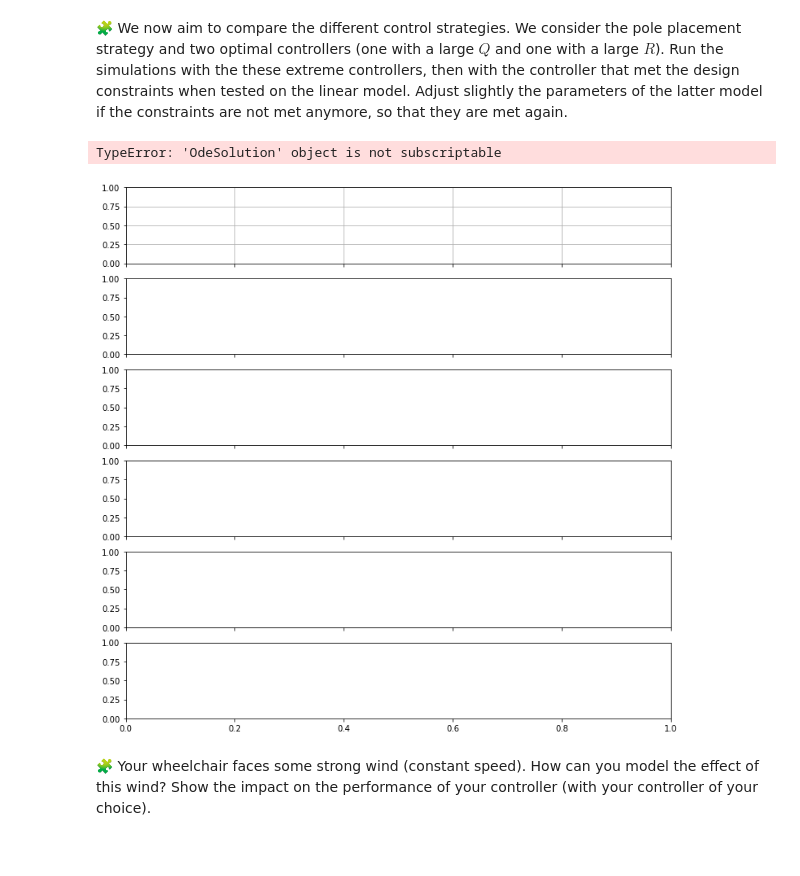
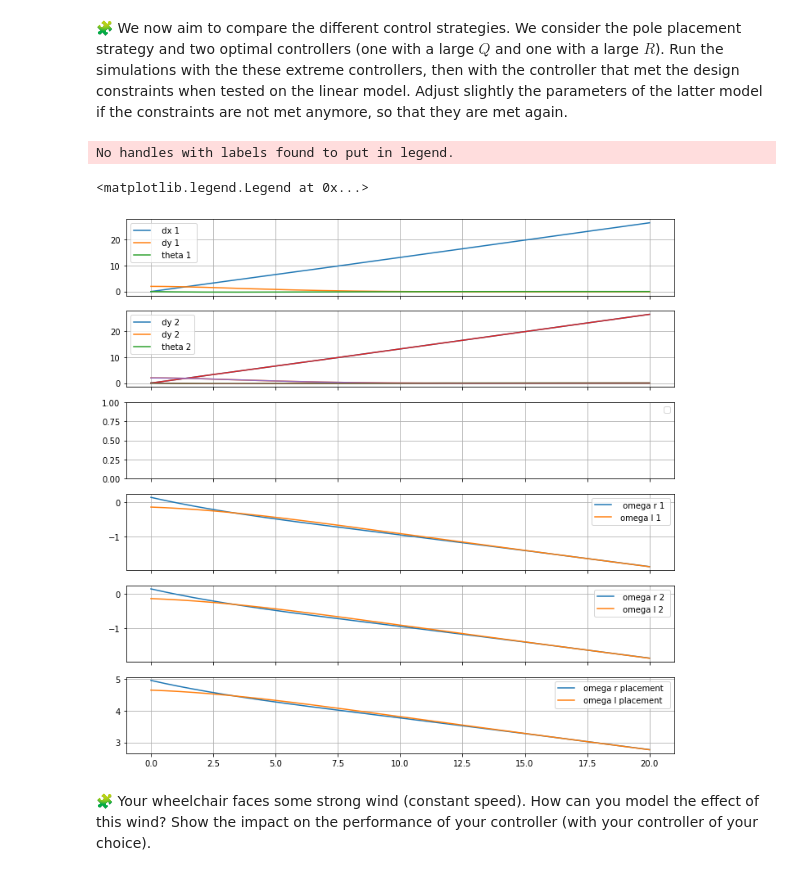
Before and after one commit to hassanAZAKAF/control-engineering-with-python-project-2022-2023, a Jupyter notebook: Project-3.ipynb, the cells around one changed output. Cells and saved outputs as stored; diff of their text form; code cells hidden in the pictures.

```diff
--- a/Project-3.ipynb
+++ b/Project-3.ipynb
@@ -957,46 +957,50 @@ r_placement = solve_ivp(
         dense_output=True,
         rtol=1e-6,
         atol=1e-12
     )
 dOmega_test1 = -K@r_test1["sol"](t)
 dOmega_test2 = -K@r_test2["sol"](t)
 dOmega_placement = -K@r_placement["sol"](t)
 Omega_test1 = array([(dOmega_test1[0,:] + v/Rw)* Rw * 3.6 ,(dOmega_test1[1,:] + v/Rw)* Rw * 3.6])
 Omega_test2 = array([(dOmega_test2[0,:] + v/Rw)* Rw * 3.6 , (dOmega_test2[1,:] + v/Rw)* Rw * 3.6])
 dOmega_placement = array([(dOmega_placement[0,:] + v/Rw)* Rw * 3.6 , (dOmega_placement[1,:] + v/Rw)* Rw * 3.6])
 t = linspace(0.0,tf, 1000)
 fig = figure(figsize=(12, 12))
 ax1, ax2, ax3, ax4, ax5, ax6= fig.subplots(6, 1, sharex=True)
 ax1.grid(True)
-ax1.plot(t, r_test1["sol"][0], label="  dx 1 ")
-ax1.plot(t, r_test1["sol"][1], label="  dy 1 ")
-ax1.plot(t, r_test1["sol"][2], label="  theta 1 ")
+dx1,dy1,dtheta1 = r_test1["sol"](t)
+ax1.plot(t, dx1, label="  dx 1 ")
+ax1.plot(t, dy1, label="  dy 1 ")
+ax1.plot(t, dtheta1, label="  theta 1 ")
 ax1.legend()
 ax2.grid(True)
-ax2.plot(t, r_test2["sol"][0], label="  dy 2 ")
-ax2.plot(t, r_test2["sol"][1], label="  dy 2 ")
-ax2.plot(t, r_test2["sol"][2], label="  theta 2")
+dx2,dy2,dtheta2 = r_test2["sol"](t)
+ax2.plot(t, dx2, label="  dy 2 ")
+ax2.plot(t, dy2, label="  dy 2 ")
+ax2.plot(t,dtheta2, label="  theta 2")
 ax2.legend()
 ax3.grid(True)
-ax2.plot(t, r_placement["sol"][0], label="  dy 2 ")
-ax2.plot(t, r_placement["sol"][1], label="  dy 2 ")
-ax2.plot(t, r_placement["sol"][2], label="  theta 2")
+dx,dy,dtheta = r_placement["sol"](t)
+ax2.plot(t, dx, label="  dy 2 ")
+ax2.plot(t, dy, label="  dy 2 ")
+ax2.plot(t, dtheta, label="  theta 2")
 ax3.legend()
 ax4.grid(True)
 ax4.plot(t, dOmega_test1[0], label="  omega r 1 ")
 ax4.plot(t, dOmega_test1[1], label=" omega l 1 ")
 ax4.legend()
 ax5.grid(True)
 ax5.plot(t, dOmega_test2[0], label=" omega r 2 ")
 ax5.plot(t, dOmega_test2[1], label=" omega l 2 ")
 ax5.legend()
 ax6.grid(True)
-ax5.plot(t, dOmega_placement[0], label=" omega r placement ")
-ax5.plot(t, dOmega_placement[1], label=" omega l placement  ")
+ax6.plot(t, dOmega_placement[0], label=" omega r placement ")
+ax6.plot(t, dOmega_placement[1], label=" omega l placement  ")
 ax6.legend()
 # %% [output]
-TypeError: 'OdeSolution' object is not subscriptable
+No handles with labels found to put in legend.
+<matplotlib.legend.Legend at 0x...>
-[figure, old version]
+[figure, new version]
 # %% [markdown]
 🧩 Your wheelchair faces some strong wind (constant speed). How can you model the effect of this wind? Show the impact on the performance of your controller (with your controller of your choice).
 # %%
```
